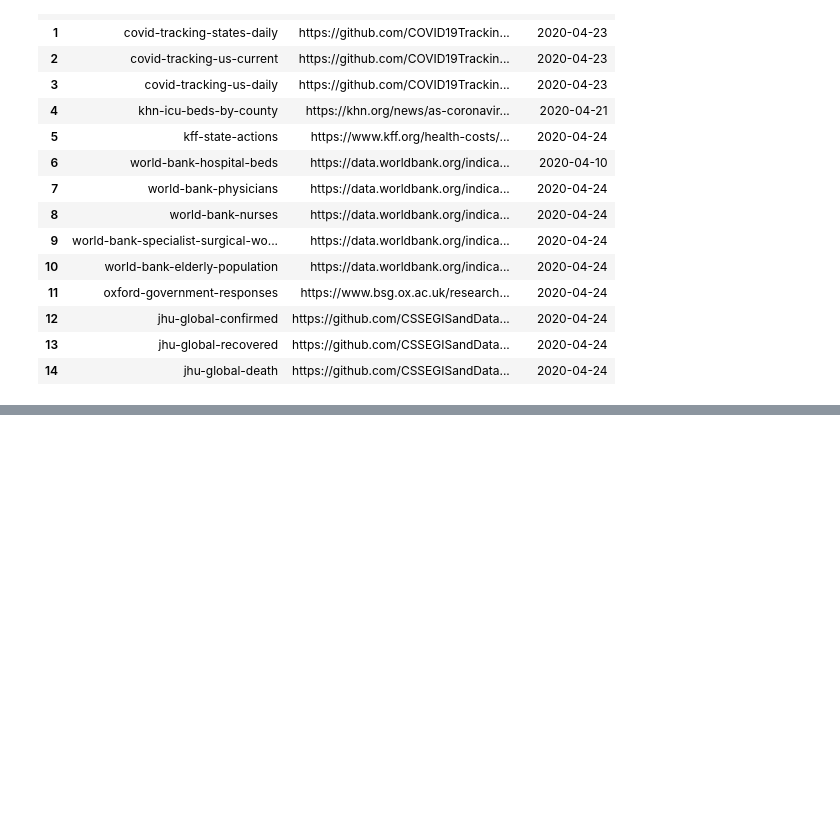
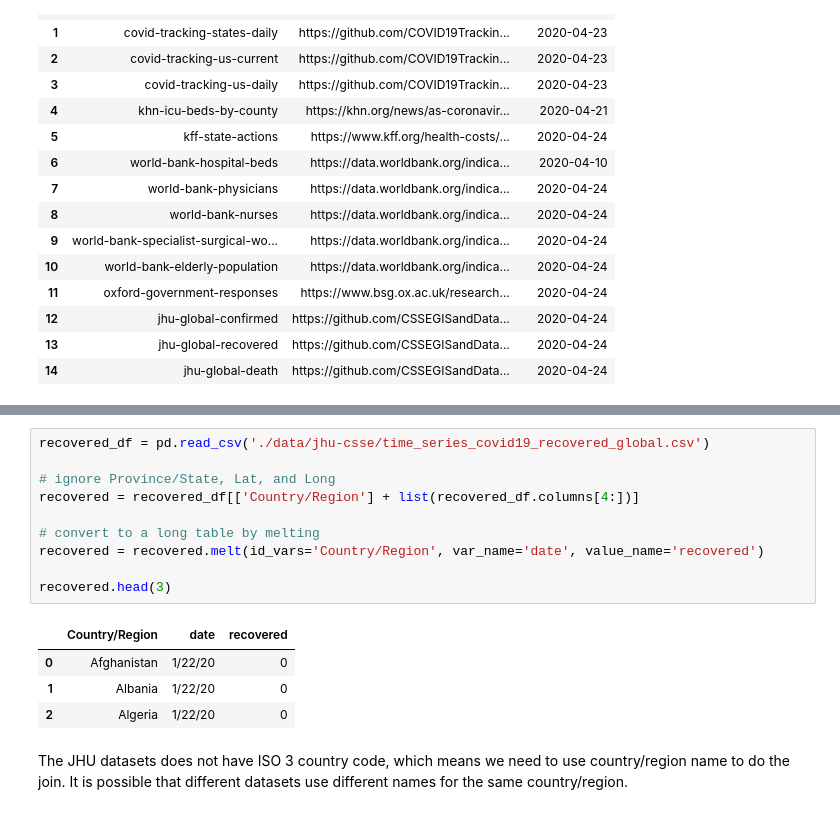
Before and after one commit to iamzhaihy/BD2020-Final-Project, a Jupyter notebook: Data Processing.ipynb, the cells around one changed output, grey strips where cells are left out. Saved outputs shown, nothing was run; the diff lists cells and outputs as text; blank space fills up the shorter version.

```diff
--- a/Data Processing.ipynb
+++ b/Data Processing.ipynb
@@ -33,0 +226,17 @@ used_data[['name', 'url', 'date_retrieved']]
+# %%
+recovered_df = pd.read_csv('./data/jhu-csse/time_series_covid19_recovered_global.csv')
+
+# ignore Province/State, Lat, and Long
+recovered = recovered_df[['Country/Region'] + list(recovered_df.columns[4:])]
+
+# convert to a long table by melting
+recovered = recovered.melt(id_vars='Country/Region', var_name='date', value_name='recovered')
+
+recovered.head(3)
+# %% [output]
+|  | Country/Region | date | recovered |
+| 0 | Afghanistan | 1/22/20 | 0 |
+| 1 | Albania | 1/22/20 | 0 |
+| 2 | Algeria | 1/22/20 | 0 |
+# %% [markdown]
+The JHU datasets does not have ISO 3 country code, which means we need to use country/region name to do the join. It is possible that different datasets use different names for the same country/region.
```
Also changed, not shown: parts of 20 cells of this notebook.
